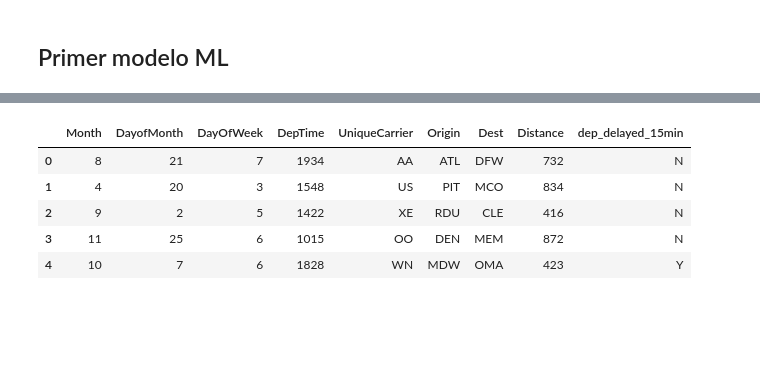
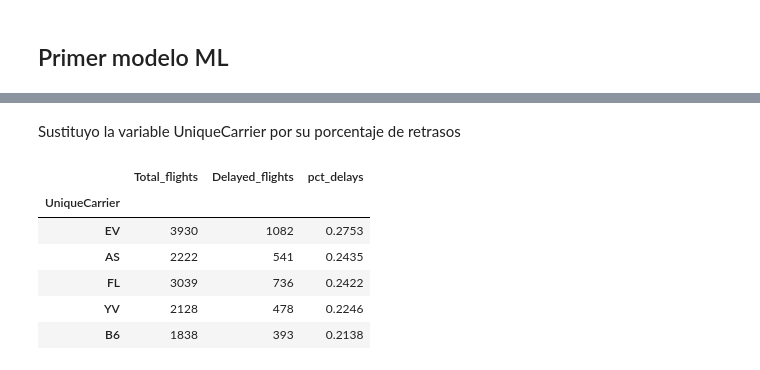
Before and after one commit to Estebancid/kaggle_flight_delays_prediction, a Jupyter notebook: predictor_delays.ipynb, the cells around one changed output, grey strips where cells are left out. Drawn from its saved outputs; the diff is of its cells as text; code cells hidden in the pictures; blank space fills up the shorter version.

```diff
--- a/predictor_delays.ipynb
+++ b/predictor_delays.ipynb
@@ -317,9 +344,12 @@ origin_pct_delay
+# %% [markdown]
+Sustituyo la variable UniqueCarrier por su porcentaje de retrasos
 # %%
-df.head()
+airlines_pct_delay.head()
 # %% [output]
-|  | Month | DayofMonth | DayOfWeek | DepTime | UniqueCarrier | Origin | Dest | Distance | dep_delayed_15min |
-| 0 | 8 | 21 | 7 | 1934 | AA | ATL | DFW | 732 | N |
-| 1 | 4 | 20 | 3 | 1548 | US | PIT | MCO | 834 | N |
-| 2 | 9 | 2 | 5 | 1422 | XE | RDU | CLE | 416 | N |
-| 3 | 11 | 25 | 6 | 1015 | OO | DEN | MEM | 872 | N |
-| 4 | 10 | 7 | 6 | 1828 | WN | MDW | OMA | 423 | Y |
+|  | Total_flights | Delayed_flights | pct_delays |
+| UniqueCarrier |  |  |  |
+| EV | 3930 | 1082 | 0.2753 |
+| AS | 2222 | 541 | 0.2435 |
+| FL | 3039 | 736 | 0.2422 |
+| YV | 2128 | 478 | 0.2246 |
+| B6 | 1838 | 393 | 0.2138 |
```
Also changed, not shown: parts of 12 cells of this notebook.
